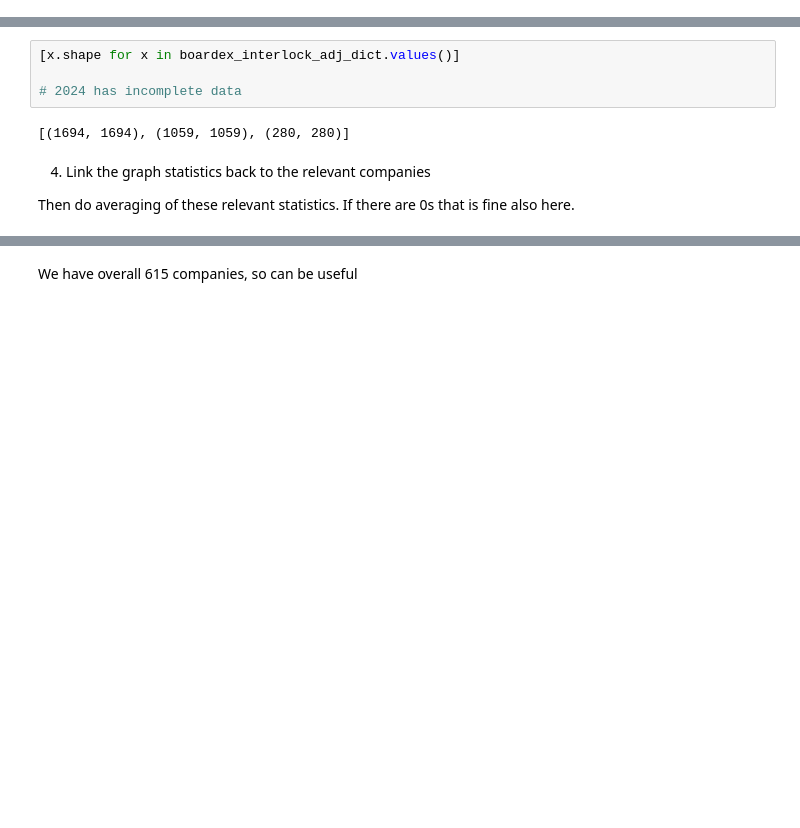
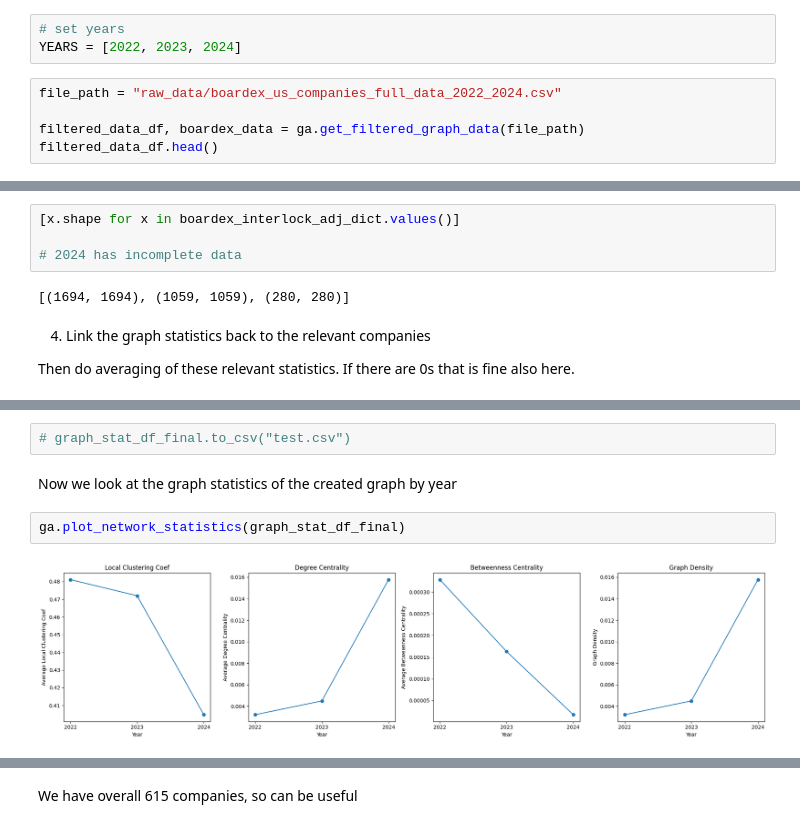
Before and after one commit to PeterHuGC/Imperial_Dissertation_Research, a Jupyter notebook: 5.Final_report_story_telling/EDA_analysis_workflow_planning_implementation.ipynb, the cells around one changed output, grey strips where cells are left out. Cells and saved outputs as stored; diff of their text form; blank space fills up the shorter version.

```diff
--- a/5.Final_report_story_telling/EDA_analysis_workflow_planning_implementation.ipynb
+++ b/5.Final_report_story_telling/EDA_analysis_workflow_planning_implementation.ipynb
@@ -65,0 +51,8 @@ filtered_data_df.head()
+# %%
+# set years
+YEARS = [2022, 2023, 2024]
+# %%
+file_path = "raw_data/boardex_us_companies_full_data_2022_2024.csv"
+
+filtered_data_df, boardex_data = ga.get_filtered_graph_data(file_path)
+filtered_data_df.head()
@@ -174,0 +105,8 @@ Index(['associationtype', 'boardname', 'companyname', 'directorname',
+# %%
+# graph_stat_df_final.to_csv("test.csv")
+# %% [markdown]
+Now we look at the graph statistics of the created graph by year
+# %%
+ga.plot_network_statistics(graph_stat_df_final)
+# %% [output]
+[figure, added]
```
Also changed, not shown: parts of 39 cells of this notebook, 2 other files.
